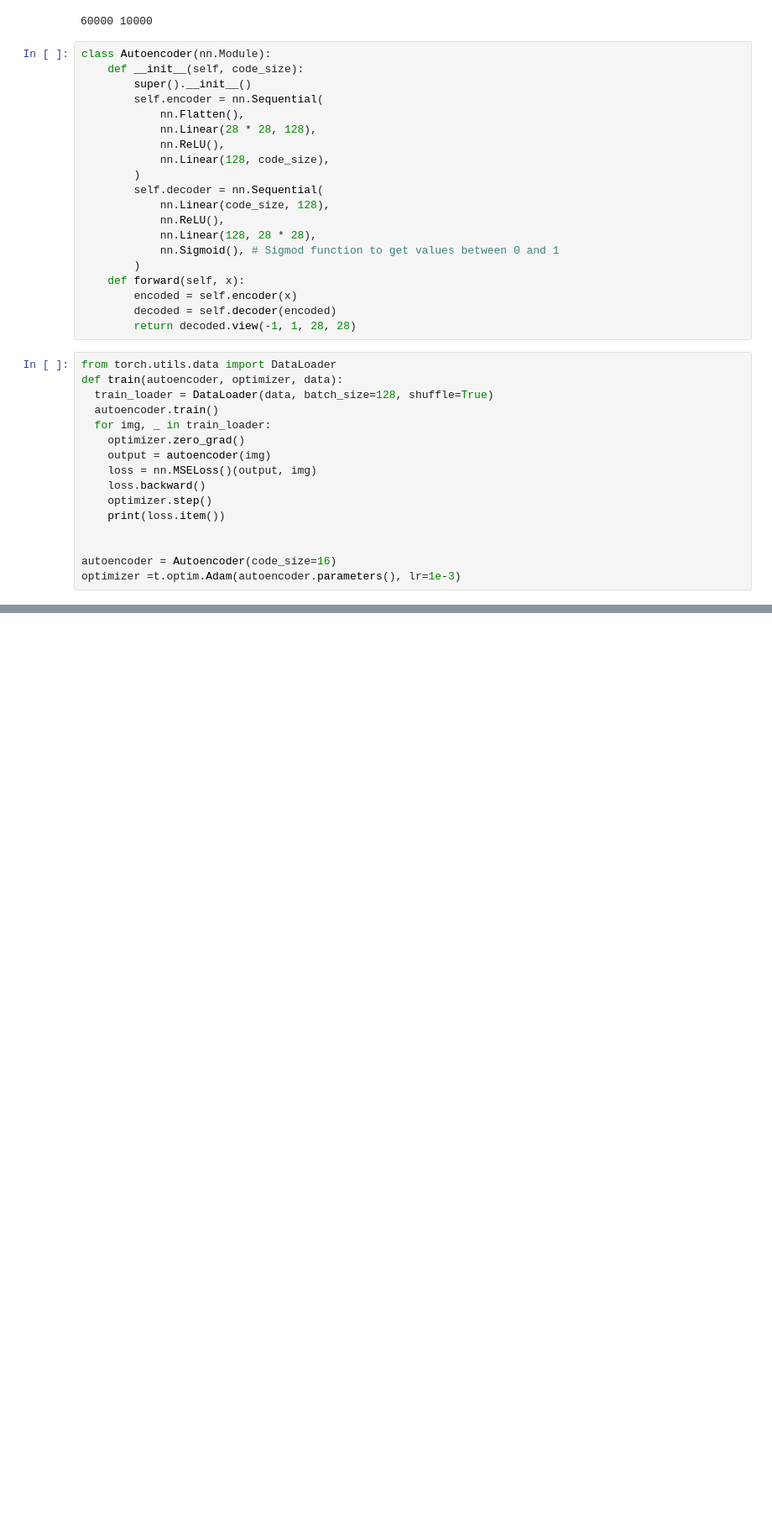
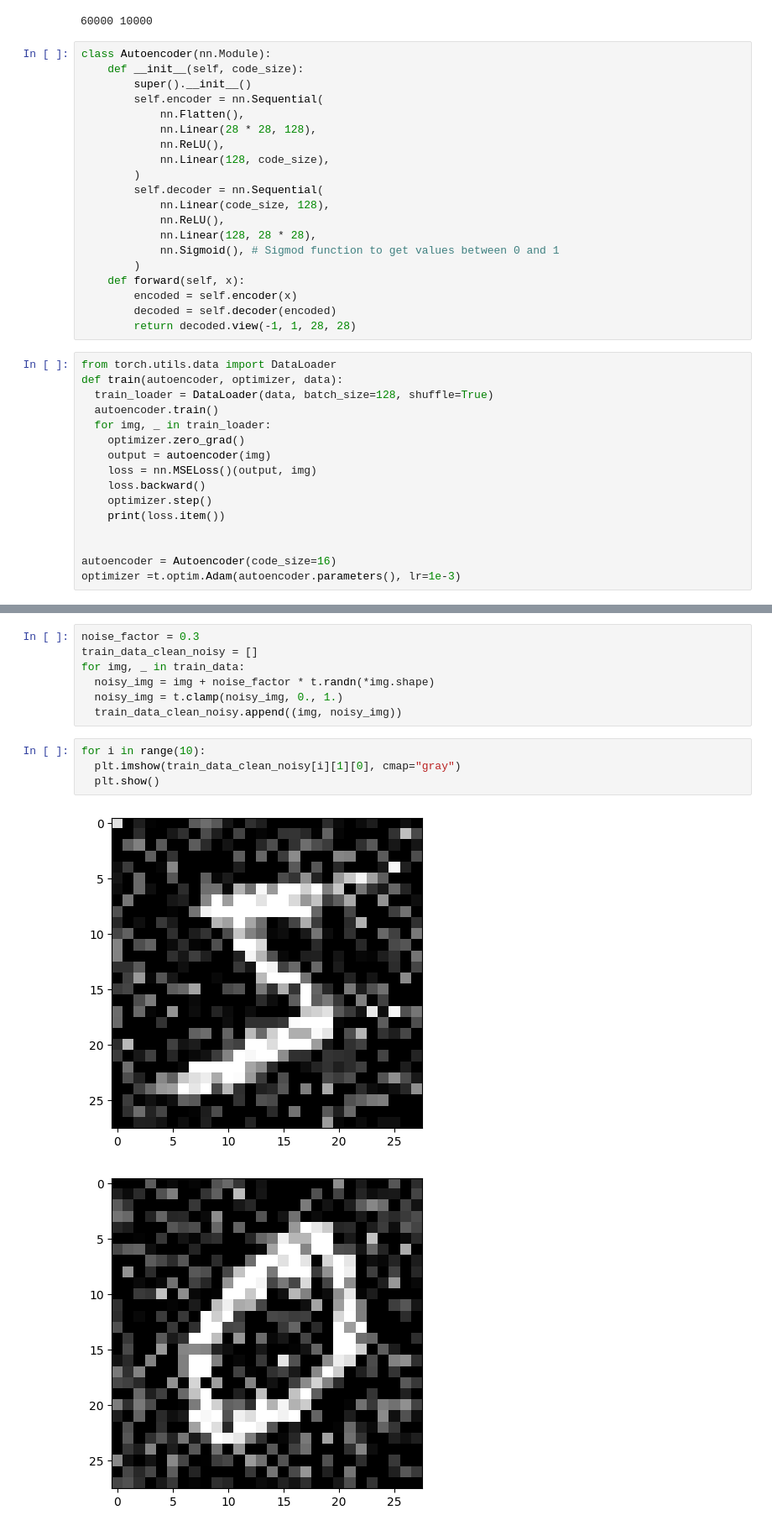
Before and after one commit to AIS-UCLA/mnist-mad, a Jupyter notebook: autoencoder.ipynb, the cells around one changed output, grey strips where cells are left out. Shown at 84% size. Drawn from its saved outputs; the diff is of its cells as text; blank space fills up the shorter version.

```diff
--- a/autoencoder.ipynb
+++ b/autoencoder.ipynb
@@ -104 +105,15 @@ torch.Size([1, 28, 28])
 ... (8 outputs left out)
+# %%
+noise_factor = 0.3
+train_data_clean_noisy = []
+for img, _ in train_data:
+  noisy_img = img + noise_factor * t.randn(*img.shape)
+  noisy_img = t.clamp(noisy_img, 0., 1.)
+  train_data_clean_noisy.append((img, noisy_img))
+# %%
+for i in range(10):
+  plt.imshow(train_data_clean_noisy[i][1][0], cmap="gray")
+  plt.show()
+# %% [output]
+[figure, added]
+[figure, added]
```
Also changed, not shown: parts of 13 cells of this notebook.
